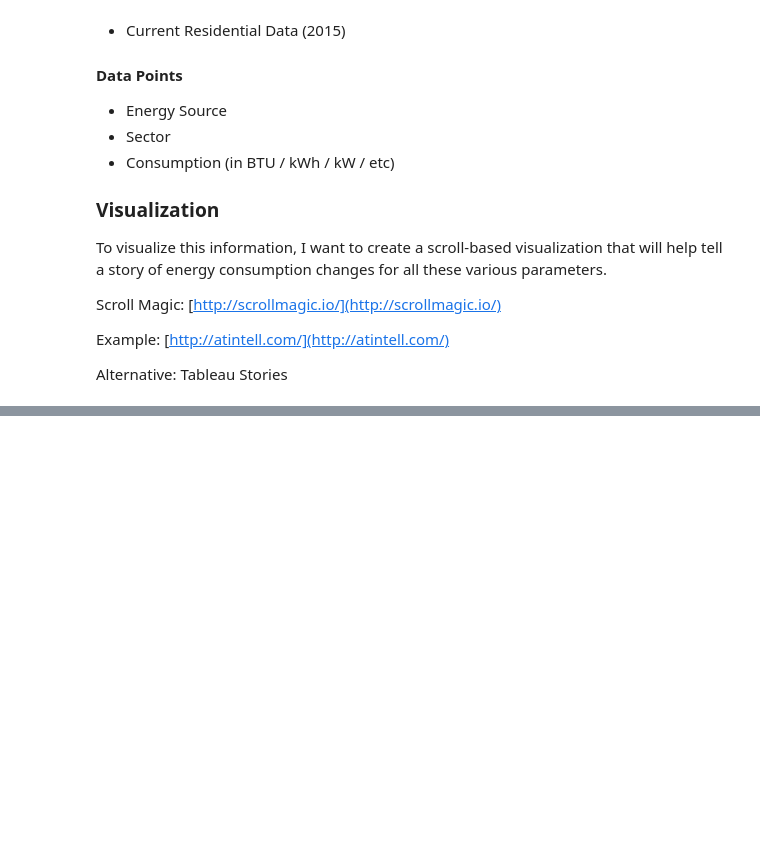
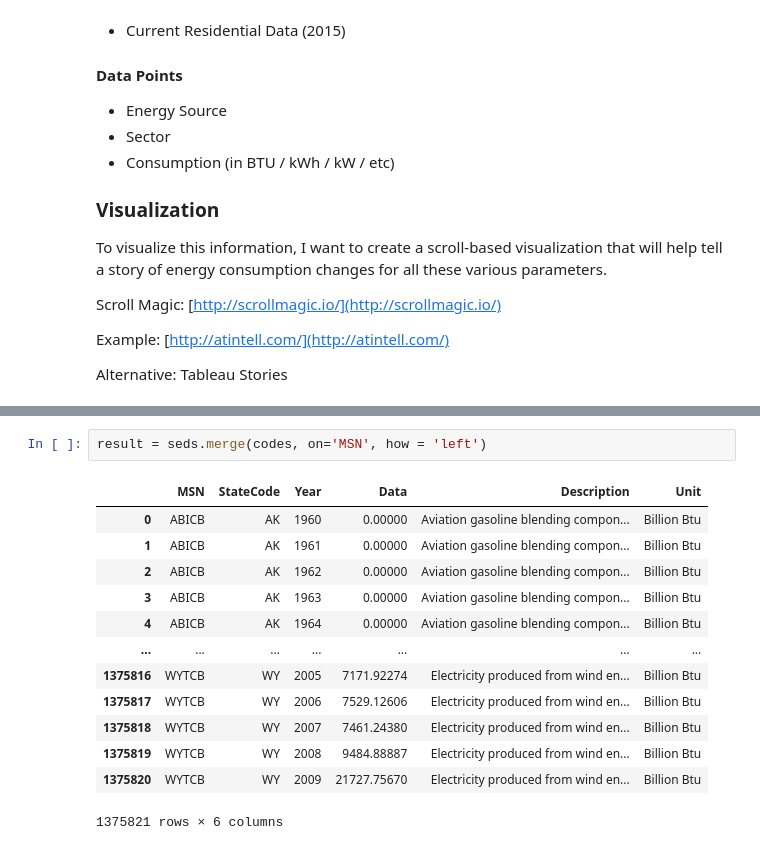
Before and after one commit to mkivenson/Visualization, a Jupyter notebook: Final Project/Final Project Proposal.ipynb, the cells around one changed output, grey strips where cells are left out. Drawn from its saved outputs; the diff is of its cells as text; blank space fills up the shorter version.

```diff
--- a/Final Project/Final Project Proposal.ipynb
+++ b/Final Project/Final Project Proposal.ipynb
@@ -52,0 +112,16 @@ Alternative: Tableau Stories
+# %%
+result = seds.merge(codes, on='MSN', how = 'left')
+# %% [output]
+|  | MSN | StateCode | Year | Data | Description | Unit |
+| 0 | ABICB | AK | 1960 | 0.00000 | Aviation gasoline blending compon... | Billion Btu |
+| 1 | ABICB | AK | 1961 | 0.00000 | Aviation gasoline blending compon... | Billion Btu |
+| 2 | ABICB | AK | 1962 | 0.00000 | Aviation gasoline blending compon... | Billion Btu |
+| 3 | ABICB | AK | 1963 | 0.00000 | Aviation gasoline blending compon... | Billion Btu |
+| 4 | ABICB | AK | 1964 | 0.00000 | Aviation gasoline blending compon... | Billion Btu |
+| ... | ... | ... | ... | ... | ... | ... |
+| 1375816 | WYTCB | WY | 2005 | 7171.92274 | Electricity produced from wind en... | Billion Btu |
+| 1375817 | WYTCB | WY | 2006 | 7529.12606 | Electricity produced from wind en... | Billion Btu |
+| 1375818 | WYTCB | WY | 2007 | 7461.24380 | Electricity produced from wind en... | Billion Btu |
+| 1375819 | WYTCB | WY | 2008 | 9484.88887 | Electricity produced from wind en... | Billion Btu |
+| 1375820 | WYTCB | WY | 2009 | 21727.75670 | Electricity produced from wind en... | Billion Btu |
+1375821 rows × 6 columns
```
Also changed, not shown: parts of 7 cells of this notebook, 8 other files.
